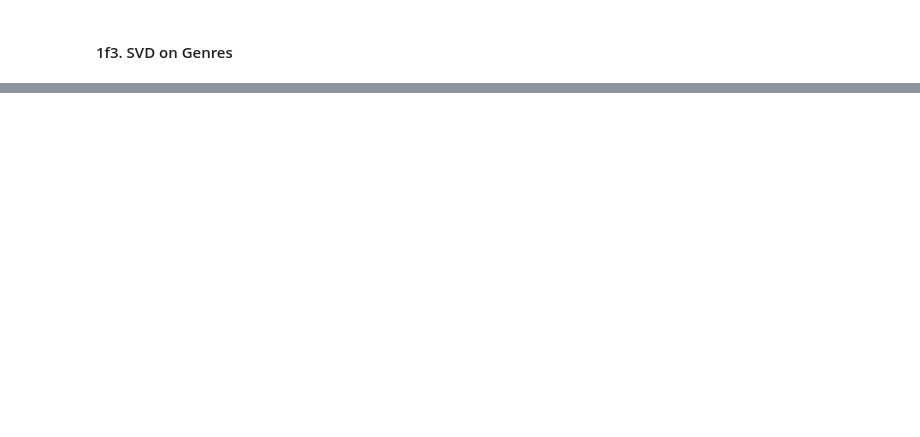
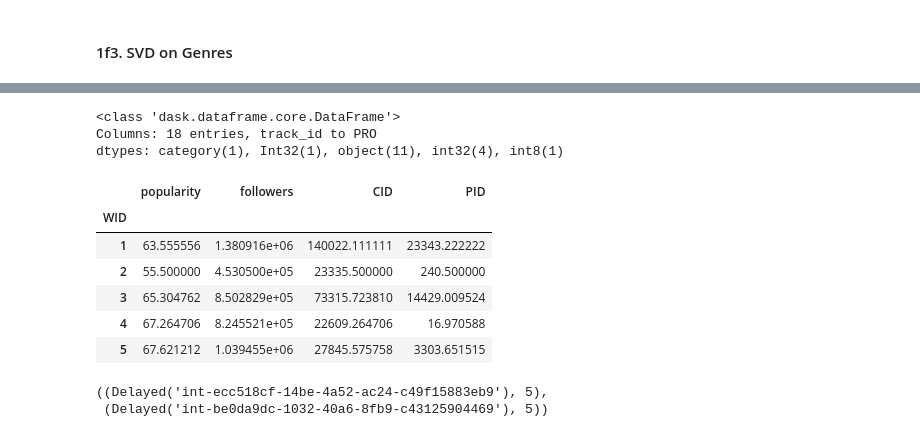
Before and after one commit to jonjohnsontc/songwriter-graph, a Jupyter notebook: notebooks/vi_preprocessing_new_data.ipynb, the cells around one changed output, grey strips where cells are left out. Saved outputs shown, nothing was run; the diff lists cells and outputs as text; code cells hidden in the pictures; blank space fills up the shorter version.

Commit message:
adding new data + notebooks

```diff
--- a/notebooks/vi_preprocessing_new_data.ipynb
+++ b/notebooks/vi_preprocessing_new_data.ipynb
@@ -549,0 +751,55 @@ ValueError: n_components must be < n_features; got 50 >= 1
+# %%
+# see imports on 1f.
+# not even sure if I need anything outside of the `read_csv`
+# from pandas.arrays import IntegerArray
+
+# # The actual registration that would be done in the 3rd-party library
+# from dask.dataframe.extensions import make_array_nonempty
+
+# @make_array_nonempty.register(IntegerArray)
+# def _(dtype):
+#     return integer_array([0, None], dtype=dtype)
+
+matched_w_writers = dd.read_csv('../data/matched_tracks_w_writers_20190504.csv',
+                                dtype = {
+                                    'track_id' : str,
+                                    'Song Title' : str,
+                                    'Artist' : str,
+                                    'artist_id' : str,
+                                    'name' : str,
+                                    'popularity' : np.int8,
+                                    'followers' : np.int32,
+                                    'artist_name' : str,
+                                    'song_id' : str,
+                                    'song_title' : str,
+                                    'CID' : np.int32,
+                                    'PID' : np.int32,
+                                    'Title': str,
+                                    'Performer Name' : str,
+                                    'WID' : np.int32,
+                                    'Writer Name' : str,
+                                    'IPI': pd.Int32Dtype(),
+                                    'PRO' : 'category'
+                                    })\
+                      .rename(columns = {'Unnamed: 0' : 'index'})\
+                      .set_index('index')
+# %%
+matched_w_writers.info()
+# %% [output]
+<class 'dask.dataframe.core.DataFrame'>
+Columns: 18 entries, track_id to PRO
+dtypes: category(1), Int32(1), object(11), int32(4), int8(1)
+# %%
+matched_with_writers_numeric = matched_w_writers[['popularity', 'followers', 'CID', 'PID', 'WID']]
+# %%
+grouped_vals_avgs_ddf = matched_with_writers_numeric.groupby('WID').mean()
+# %%
+grouped_vals_avgs_ddf.head()
+# %% [output]
+|  | popularity | followers | CID | PID |
+| WID |  |  |  |  |
+| 1 | 63.555556 | 1.380916e+06 | 140022.111111 | 23343.222222 |
+| 2 | 55.500000 | 4.530500e+05 | 23335.500000 | 240.500000 |
+| 3 | 65.304762 | 8.502829e+05 | 73315.723810 | 14429.009524 |
+| 4 | 67.264706 | 8.245521e+05 | 22609.264706 | 16.970588 |
+| 5 | 67.621212 | 1.039455e+06 | 27845.575758 | 3303.651515 |
@@ -549,0 +817,5 @@ ValueError: n_components must be < n_features; got 50 >= 1
+# %%
+matched_with_writers_numeric.shape, new_ddf.shape
+# %% [output]
+((Delayed('int-ecc518cf-14be-4a52-ac24-c49f15883eb9'), 5),
+ (Delayed('int-be0da9dc-1032-40a6-8fb9-c43125904469'), 5))
```
Also changed, not shown: parts of 44 cells of this notebook, 12 other files.
